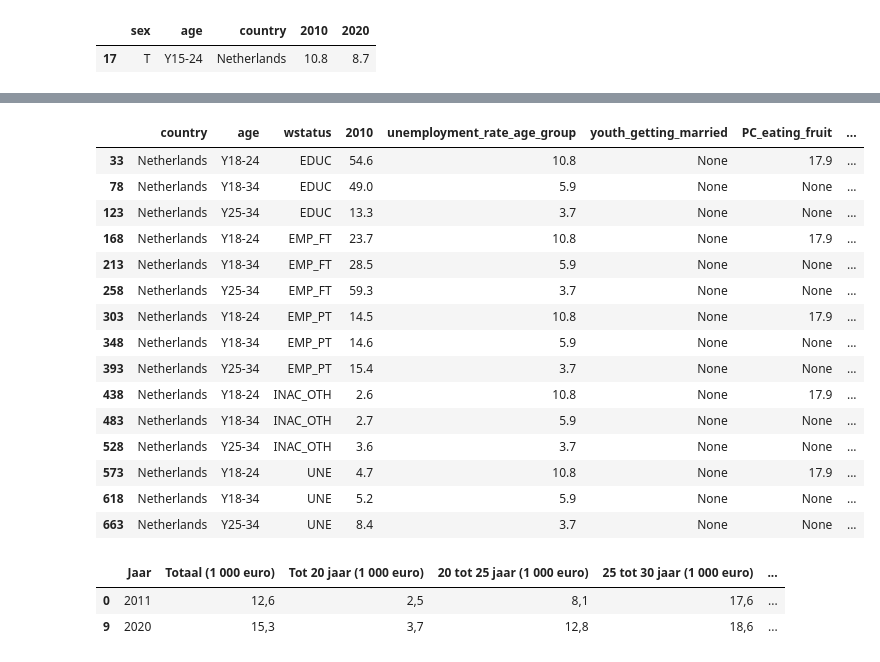
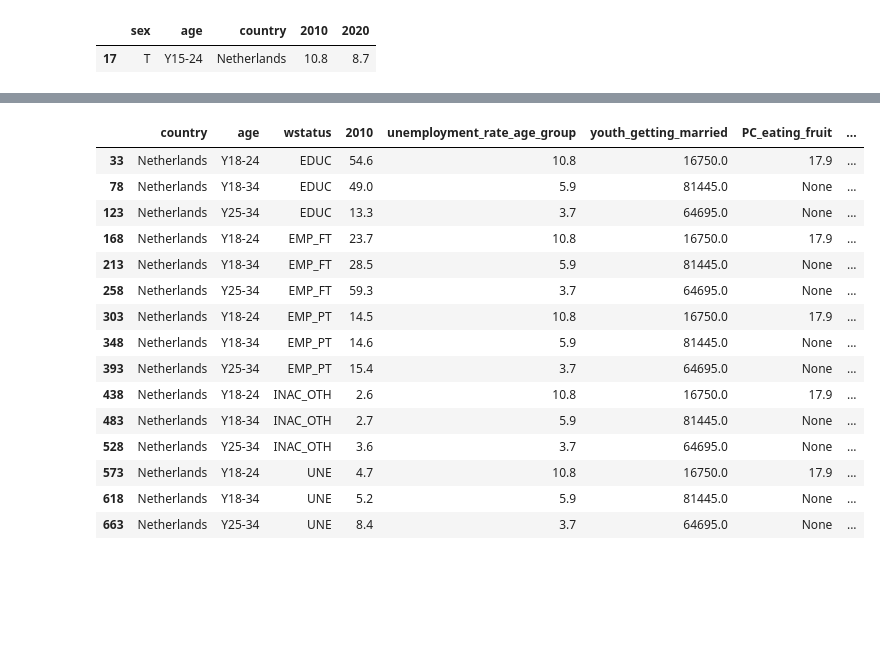
Before and after one commit to AnneLouisedb/Causality_Eurostat, a Jupyter notebook: research_outline.ipynb, the cells around one changed output, grey strips where cells are left out. Drawn from its saved outputs; the diff is of its cells as text; code cells hidden in the pictures; blank space fills up the shorter version.

```diff
--- a/research_outline.ipynb
+++ b/research_outline.ipynb
@@ -393,12 +393,14 @@ df_n['age'].unique()
 
 ages = ['Y25-29', 'Y20-24', 'Y30-34', 'Y15-19']
 
-df_n.set_index(['sex', 'age', 'country'], inplace=True)
+df_n.set_index(['age', 'country'], inplace=True)
 df_n= df_n[df_n.index.get_level_values('age').isin(ages)]
 df_n= df_n[['2010', '2020']]
 
 # Y18-34 : 'Y20-24' + 'Y25-29' + 'Y30-34'
 young_people_married = df_n
+young_people_married = young_people_married.reset_index()
+
+young_people_married = young_people_married.groupby(['age', 'country']).sum()
 young_people_married
-# YOUNG PEOPLE GETTING MARRIED
 # %% [output]
@@ -568,57 +586,57 @@ df_outcome_2010['unemployment_rate_age_group'] = None  # Initialize column with
 df_outcome_2010.loc[df_outcome_2010['age'] == 'Y18-34', 'unemployment_rate_age_group'] = 5.9
 df_outcome_2010.loc[df_outcome_2010['age'] == 'Y18-24', 'unemployment_rate_age_group'] = 10.8
 df_outcome_2010.loc[df_outcome_2010['age'] == 'Y25-34', 'unemployment_rate_age_group'] = 3.7
+
 df_outcome_2010['youth_getting_married'] = None
+df_outcome_2010.loc[df_outcome_2010['age'] == 'Y18-34', 'youth_getting_married'] = young_people_married[young_people_married.index.get_level_values('age') == 'Y20-24']['2010'][0] +  young_people_married[young_people_married.index.get_level_values('age') == 'Y25-29']['2010'][0] + +  young_people_married[young_people_married.index.get_level_values('age') == 'Y30-34']['2010'][0]
+df_outcome_2010.loc[df_outcome_2010['age'] == 'Y18-24', 'youth_getting_married'] = young_people_married[young_people_married.index.get_level_values('age') == 'Y20-24']['2010'][0]
+df_outcome_2010.loc[df_outcome_2010['age'] == 'Y25-34', 'youth_getting_married'] = young_people_married[young_people_married.index.get_level_values('age') == 'Y25-29']['2010'][0] +  young_people_married[young_people_married.index.get_level_values('age') == 'Y30-34']['2010'][0]
+
 
 df_outcome_2010['PC_eating_fruit'] = None  #15 to 29 YRS	  (24.7)
 df_outcome_2010.loc[df_outcome_2010['age'] == 'Y18-24', 'PC_eating_fruit'] = 17.9
 
 df_outcome_2010['minimum_wage_PC_mean_income'] = minimum_wage_PC.iloc[0]['2010']
 
 huurwoningen_2012 = huurwoningen_df[huurwoningen_df['categories1'] == '2012']
 
 df_outcome_2010['Regulated rental dwellings (%)'] = huurwoningen_2012.loc[huurwoningen_2012.index[0], 'Gereguleerde huurwoningen1) (%)'] #
 
 
 student_debt_df_2011 = student_debt_df[student_debt_df['Jaar'] == '2011']
 
 df_outcome_2010['average_student_debt'] = None
 df_outcome_2010['total_student_debt_NL'] = 9.5 * 1000000000
+
 val = float(str(student_debt_df_2011.loc[student_debt_df_2011.index[0], '20 tot 25 jaar (1 000 euro)']).replace(',', '.')) * 1000
 df_outcome_2010.loc[df_outcome_2010['age'] == 'Y18-24', 'average_student_debt'] = val
 
 val = float(str(student_debt_df_2011.loc[student_debt_df_2011.index[0], '25 tot 30 jaar (1 000 euro)']).replace(',', '.')) * 1000 + val
 df_outcome_2010.loc[df_outcome_2010['age'] == 'Y18-34', 'average_student_debt'] = val/2
 
 val = float(str(student_debt_df_2011.loc[student_debt_df_2011.index[0], '25 tot 30 jaar (1 000 euro)']).replace(',', '.')) * 1000 +  float(str(student_debt_df_2011.loc[student_debt_df_2011.index[0], '30 jaar en ouder (1 000 euro)']).replace(',', '.')) * 1000
 df_outcome_2010.loc[df_outcome_2010['age'] == 'Y25-34', 'average_student_debt'] = val/2
 
 
 df_outcome_2010['gemiddelde_verkoopprijs_woning'] = 239.530 #https://www.cbs.nl/nl-nl/cijfers/detail/83906NED?dl=64BA2
 df_outcome_2010
 # %% [output]
 |  | country | age | wstatus | 2010 | unemployment_rate_age_group | youth_getting_married | PC_eating_fruit | ... |
-| 33 | Netherlands | Y18-24 | EDUC | 54.6 | 10.8 | None | 17.9 | ... |
-| 78 | Netherlands | Y18-34 | EDUC | 49.0 | 5.9 | None | None | ... |
-| 123 | Netherlands | Y25-34 | EDUC | 13.3 | 3.7 | None | None | ... |
-| 168 | Netherlands | Y18-24 | EMP_FT | 23.7 | 10.8 | None | 17.9 | ... |
-| 213 | Netherlands | Y18-34 | EMP_FT | 28.5 | 5.9 | None | None | ... |
-| 258 | Netherlands | Y25-34 | EMP_FT | 59.3 | 3.7 | None | None | ... |
-| 303 | Netherlands | Y18-24 | EMP_PT | 14.5 | 10.8 | None | 17.9 | ... |
-| 348 | Netherlands | Y18-34 | EMP_PT | 14.6 | 5.9 | None | None | ... |
-| 393 | Netherlands | Y25-34 | EMP_PT | 15.4 | 3.7 | None | None | ... |
-| 438 | Netherlands | Y18-24 | INAC_OTH | 2.6 | 10.8 | None | 17.9 | ... |
-| 483 | Netherlands | Y18-34 | INAC_OTH | 2.7 | 5.9 | None | None | ... |
-| 528 | Netherlands | Y25-34 | INAC_OTH | 3.6 | 3.7 | None | None | ... |
-| 573 | Netherlands | Y18-24 | UNE | 4.7 | 10.8 | None | 17.9 | ... |
-| 618 | Netherlands | Y18-34 | UNE | 5.2 | 5.9 | None | None | ... |
-| 663 | Netherlands | Y25-34 | UNE | 8.4 | 3.7 | None | None | ... |
+| 33 | Netherlands | Y18-24 | EDUC | 54.6 | 10.8 | 16750.0 | 17.9 | ... |
+| 78 | Netherlands | Y18-34 | EDUC | 49.0 | 5.9 | 81445.0 | None | ... |
+| 123 | Netherlands | Y25-34 | EDUC | 13.3 | 3.7 | 64695.0 | None | ... |
+| 168 | Netherlands | Y18-24 | EMP_FT | 23.7 | 10.8 | 16750.0 | 17.9 | ... |
+| 213 | Netherlands | Y18-34 | EMP_FT | 28.5 | 5.9 | 81445.0 | None | ... |
+| 258 | Netherlands | Y25-34 | EMP_FT | 59.3 | 3.7 | 64695.0 | None | ... |
+| 303 | Netherlands | Y18-24 | EMP_PT | 14.5 | 10.8 | 16750.0 | 17.9 | ... |
+| 348 | Netherlands | Y18-34 | EMP_PT | 14.6 | 5.9 | 81445.0 | None | ... |
+| 393 | Netherlands | Y25-34 | EMP_PT | 15.4 | 3.7 | 64695.0 | None | ... |
+| 438 | Netherlands | Y18-24 | INAC_OTH | 2.6 | 10.8 | 16750.0 | 17.9 | ... |
+| 483 | Netherlands | Y18-34 | INAC_OTH | 2.7 | 5.9 | 81445.0 | None | ... |
+| 528 | Netherlands | Y25-34 | INAC_OTH | 3.6 | 3.7 | 64695.0 | None | ... |
+| 573 | Netherlands | Y18-24 | UNE | 4.7 | 10.8 | 16750.0 | 17.9 | ... |
+| 618 | Netherlands | Y18-34 | UNE | 5.2 | 5.9 | 81445.0 | None | ... |
+| 663 | Netherlands | Y25-34 | UNE | 8.4 | 3.7 | 64695.0 | None | ... |
-# %%
-student_debt_df['20 tot 25 jaar (1 000 euro)']
-# %% [output]
-|  | Jaar | Totaal (1 000 euro) | Tot 20 jaar (1 000 euro) | 20 tot 25 jaar (1 000 euro) | 25 tot 30 jaar (1 000 euro) | ... |
-| 0 | 2011 | 12,6 | 2,5 | 8,1 | 17,6 | ... |
-| 9 | 2020 | 15,3 | 3,7 | 12,8 | 18,6 | ... |
 # %%
 # Adding a new column based on conditions
 df_outcome_2020['unemployment_rate_age_group'] = None  # Initialize column with None values
```
Also changed, not shown: parts of 8 cells of this notebook.
